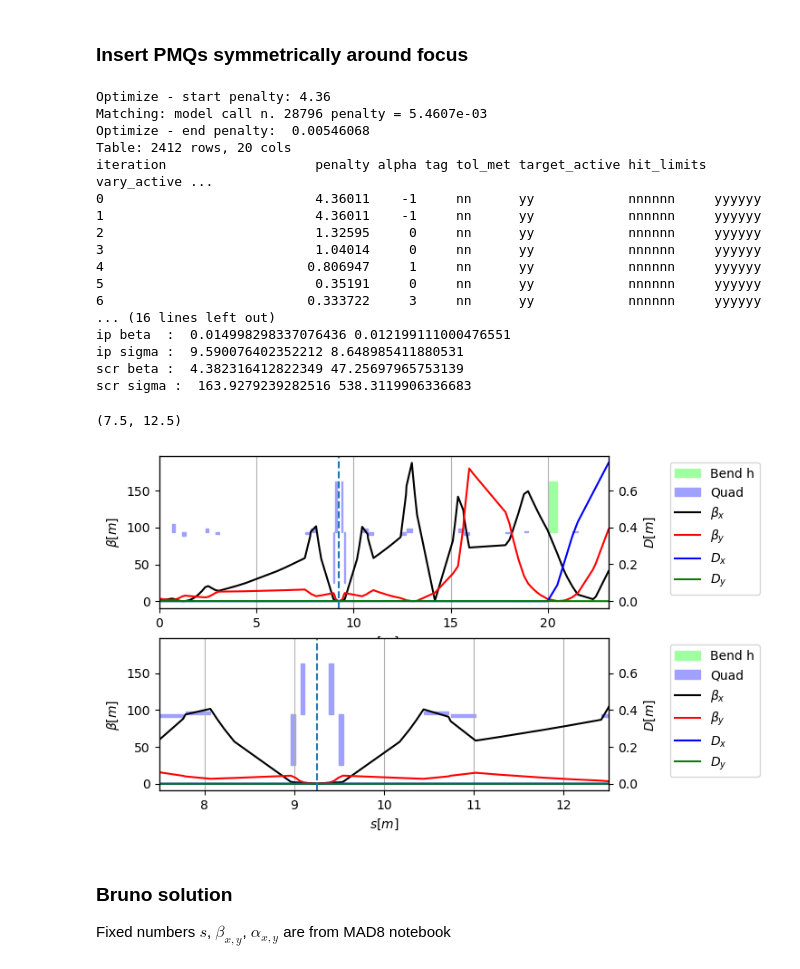
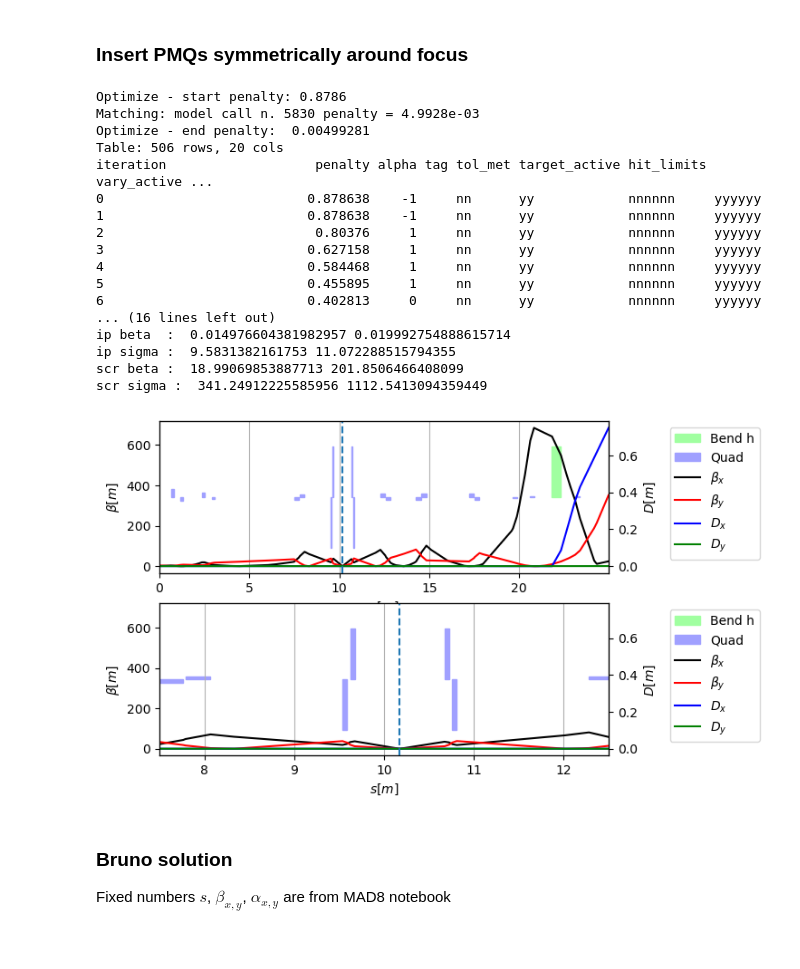
Before and after one commit to stewartboogert/pyclara, a Jupyter notebook: Notebooks/PMQ_XSuite.ipynb, the cells around one changed output. Drawn from its saved outputs; the diff is of its cells as text; code cells hidden in the pictures.

```diff
--- a/Notebooks/PMQ_XSuite.ipynb
+++ b/Notebooks/PMQ_XSuite.ipynb
@@ -318,8 +337,8 @@ try :
                               'CLA_FEA_MAG_QUAD_16.K1',
                               'CLA_FEA_MAG_QUAD_15.K1'],
                              step=0.0001, limits=[-100, 100]),
-        targets = [xtrack.TargetSet(betx=0.01, tol=5e-3, at='CLA_FEC1_SIM_FOCUS_01'),
-                   xtrack.TargetSet(bety=0.01, tol=5e-3, at='CLA_FEC1_SIM_FOCUS_01')],
+        targets = [xtrack.TargetSet(betx=0.015, tol=5e-3, at='CLA_FEC1_SIM_FOCUS_01'),
+                   xtrack.TargetSet(bety=0.015, tol=5e-3, at='CLA_FEC1_SIM_FOCUS_01')],
         n_steps_max=3500)
     print(opt.log())
 except RuntimeError :
@@ -333,50 +352,51 @@ print('double spacing : ', l['fec1_pmq_doublet_spacing'])
 # s location of IP
 ip_idx = (t_pmq['name'] == "CLA_FEC1_SIM_FOCUS_01")
 scr_idx = (t_pmq['name'] == "CLA_FED_DIA_SCR_02")
 
 ip_s = t_pmq['s'][ip_idx][0]
 scr_s = t_pmq['s'][scr_idx][0]
 
 ip_betx = t_pmq['betx'][ip_idx][0]
 ip_bety = t_pmq['bety'][ip_idx][0]
 scr_betx = t_pmq['betx'][scr_idx][0]
 scr_bety = t_pmq['bety'][scr_idx][0]
 
 print("ip beta  : ", ip_betx, ip_bety)
 print("ip sigma : ", np.sqrt(epsilon*ip_betx)/1e-6, np.sqrt(epsilon*ip_bety)/1e-6)
 print("scr beta : ",scr_betx, scr_bety)
 print("scr sigma : ", np.sqrt(epsilon*scr_betx)/1e-6, np.sqrt(epsilon*scr_bety)/1e-6)
 
 t_pmq = l.twiss(method="4d",init=t0)
 
 ax = plt.subplot(2,1,1)
 t_pmq.plot(ax=ax)
 plt.axvline(ip_s,ls="--")
 
 ax = plt.subplot(2,1,2)
 t_pmq.plot(ax=ax)
 plt.axvline(ip_s,ls="--")
 plt.xlim(7.5,12.5)
+
+plt.savefig("./PMQ_Xsuite.jpg")
 # %% [output]
-Optimize - start penalty: 4.36
-Matching: model call n. 28796 penalty = 5.4607e-03
-Optimize - end penalty:  0.00546068
-Table: 2412 rows, 20 cols
+Optimize - start penalty: 0.8786
+Matching: model call n. 5830 penalty = 4.9928e-03
+Optimize - end penalty:  0.00499281
+Table: 506 rows, 20 cols
 iteration                   penalty alpha tag tol_met target_active hit_limits vary_active ...
-0                           4.36011    -1     nn      yy            nnnnnn     yyyyyy
-1                           4.36011    -1     nn      yy            nnnnnn     yyyyyy
-2                           1.32595     0     nn      yy            nnnnnn     yyyyyy
-3                           1.04014     0     nn      yy            nnnnnn     yyyyyy
-4                          0.806947     1     nn      yy            nnnnnn     yyyyyy
-5                           0.35191     0     nn      yy            nnnnnn     yyyyyy
-6                          0.333722     3     nn      yy            nnnnnn     yyyyyy
+0                          0.878638    -1     nn      yy            nnnnnn     yyyyyy
+1                          0.878638    -1     nn      yy            nnnnnn     yyyyyy
+2                           0.80376     1     nn      yy            nnnnnn     yyyyyy
+3                          0.627158     1     nn      yy            nnnnnn     yyyyyy
+4                          0.584468     1     nn      yy            nnnnnn     yyyyyy
+5                          0.455895     1     nn      yy            nnnnnn     yyyyyy
+6                          0.402813     0     nn      yy            nnnnnn     yyyyyy
 ... (16 lines left out)
-ip beta  :  0.014998298337076436 0.012199111000476551
-ip sigma :  9.590076402352212 8.648985411880531
-scr beta :  4.382316412822349 47.25697965753139
-scr sigma :  163.9279239282516 538.3119906336683
+ip beta  :  0.014976604381982957 0.019992754888615714
+ip sigma :  9.5831382161753 11.072288515794355
+scr beta :  18.99069853887713 201.8506466408099
+scr sigma :  341.24912225585956 1112.5413094359449
-(7.5, 12.5)
-[figure, old version]
+[figure, new version]
 # %% [markdown]
 ### Bruno solution
 
```
Also changed, not shown: parts of 1 cell of this notebook.
